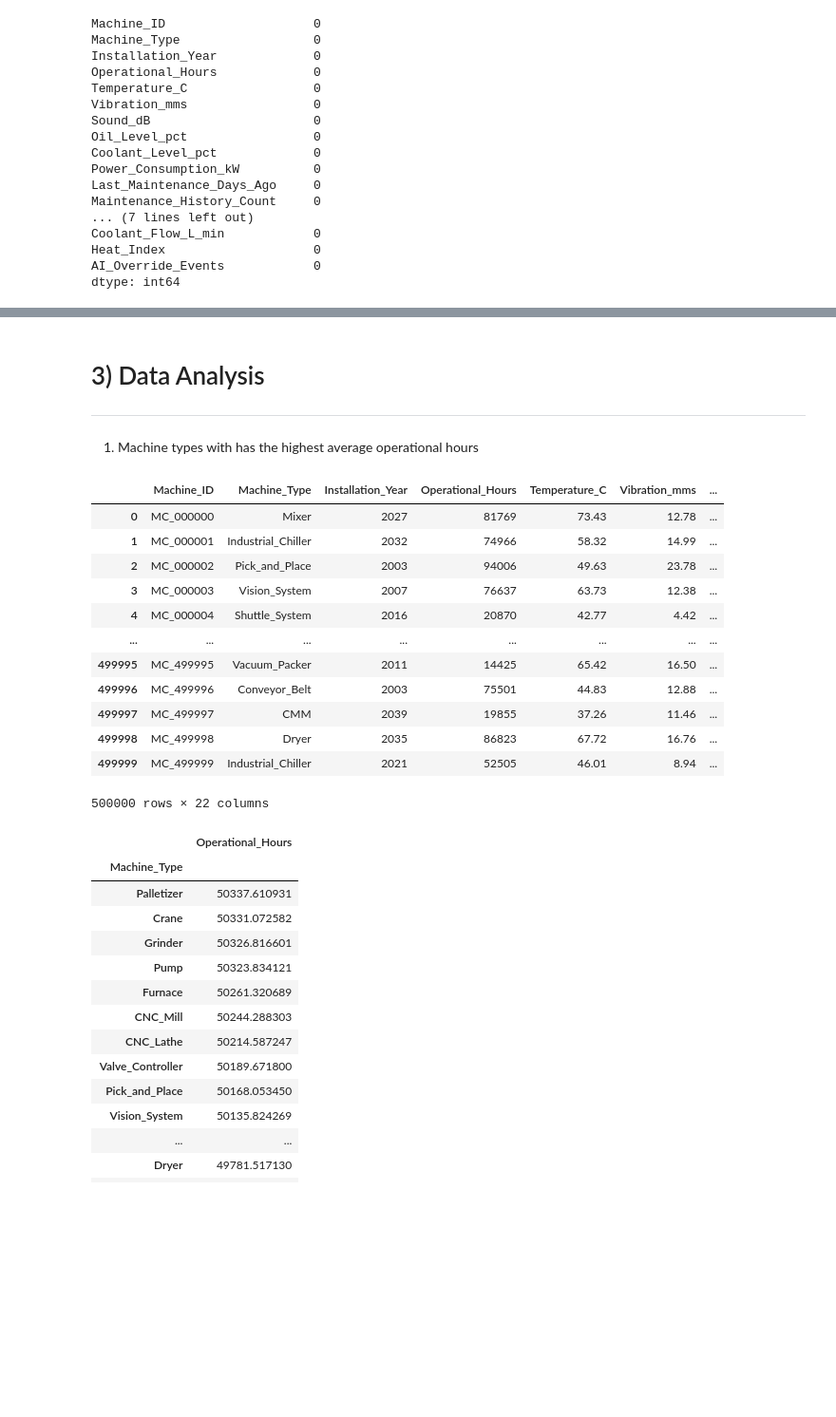
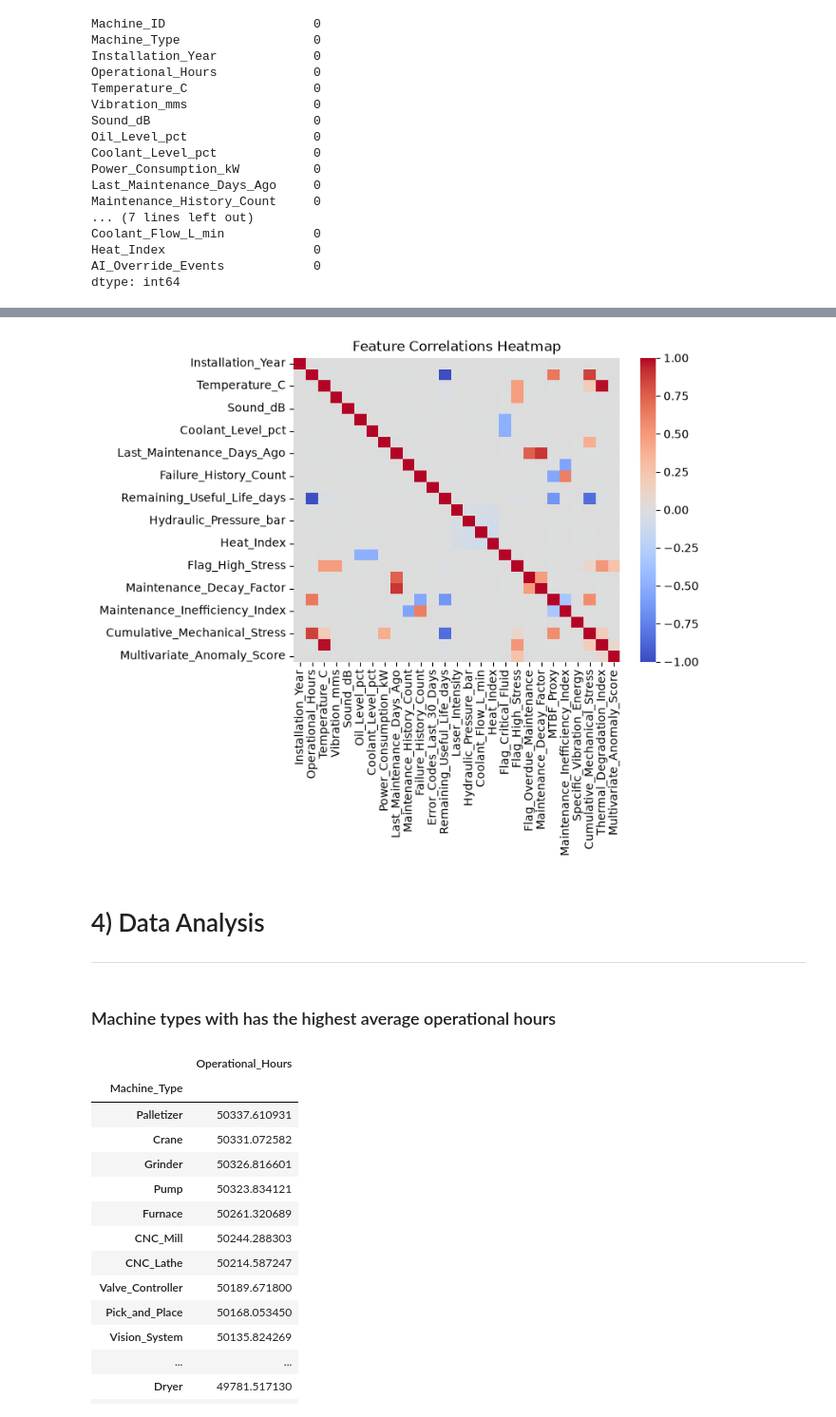
Before and after one commit to bahaa24git/NTI-Machine-Maintenance-Prediction, a Jupyter notebook: factory.ipynb, the cells around one changed output, grey strips where cells are left out. Shown at 95% size. Drawn from its saved outputs; the diff is of its cells as text; code cells hidden in the pictures; blank space fills up the shorter version.

```diff
--- a/factory.ipynb
+++ b/factory.ipynb
@@ -193,24 +298,15 @@ dtype: int64
+# %%
+corr_map = df.select_dtypes(include=[np.number]).corr()
+sns.heatmap(corr_map, cmap='coolwarm', vmin=-1, center=0, vmax=1)
+plt.title("Feature Correlations Heatmap")
+plt.show()
+# %% [output]
+[figure, added]
 # %% [markdown]
-# 3) Data Analysis
+# 4) Data Analysis
 ---
 # %% [markdown]
-1) Machine types with has the highest average operational hours
+### Machine types with has the highest average operational hours
-# %%
-df
-# %% [output]
-|  | Machine_ID | Machine_Type | Installation_Year | Operational_Hours | Temperature_C | Vibration_mms | ... |
-| 0 | MC_000000 | Mixer | 2027 | 81769 | 73.43 | 12.78 | ... |
-| 1 | MC_000001 | Industrial_Chiller | 2032 | 74966 | 58.32 | 14.99 | ... |
-| 2 | MC_000002 | Pick_and_Place | 2003 | 94006 | 49.63 | 23.78 | ... |
-| 3 | MC_000003 | Vision_System | 2007 | 76637 | 63.73 | 12.38 | ... |
-| 4 | MC_000004 | Shuttle_System | 2016 | 20870 | 42.77 | 4.42 | ... |
-| ... | ... | ... | ... | ... | ... | ... | ... |
-| 499995 | MC_499995 | Vacuum_Packer | 2011 | 14425 | 65.42 | 16.50 | ... |
-| 499996 | MC_499996 | Conveyor_Belt | 2003 | 75501 | 44.83 | 12.88 | ... |
-| 499997 | MC_499997 | CMM | 2039 | 19855 | 37.26 | 11.46 | ... |
-| 499998 | MC_499998 | Dryer | 2035 | 86823 | 67.72 | 16.76 | ... |
-| 499999 | MC_499999 | Industrial_Chiller | 2021 | 52505 | 46.01 | 8.94 | ... |
-500000 rows × 22 columns
 # %%
 df.groupby('Machine_Type')['Operational_Hours'].mean().sort_values(ascending=False).to_frame()
 # Palletizer has the highest average operational hours.
```
Also changed, not shown: parts of 26 cells of this notebook.
